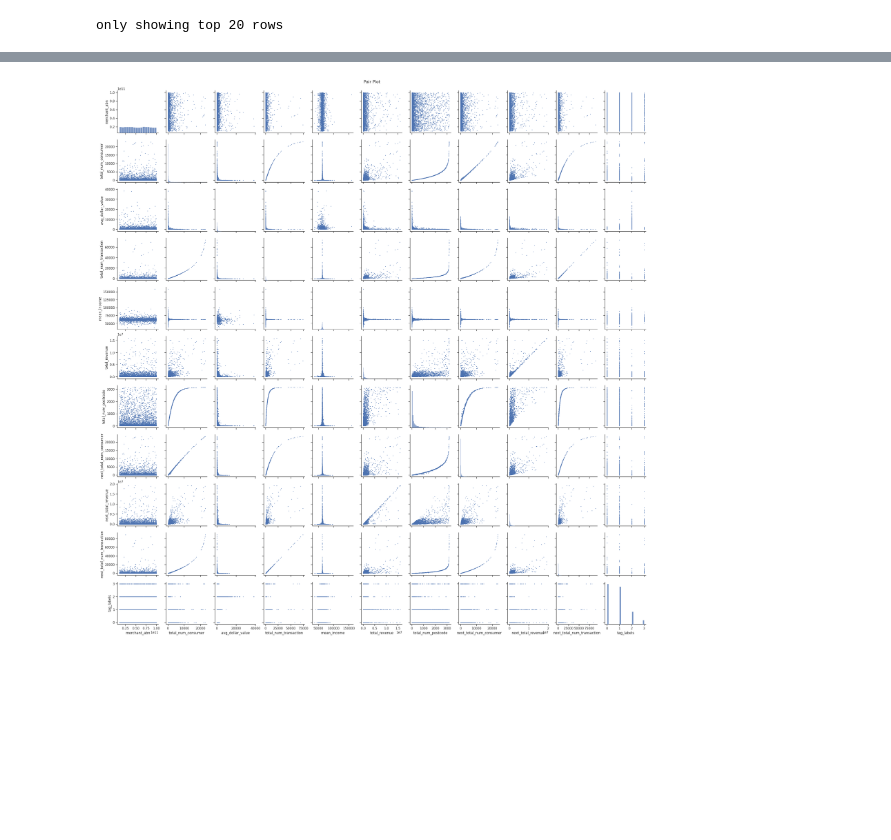
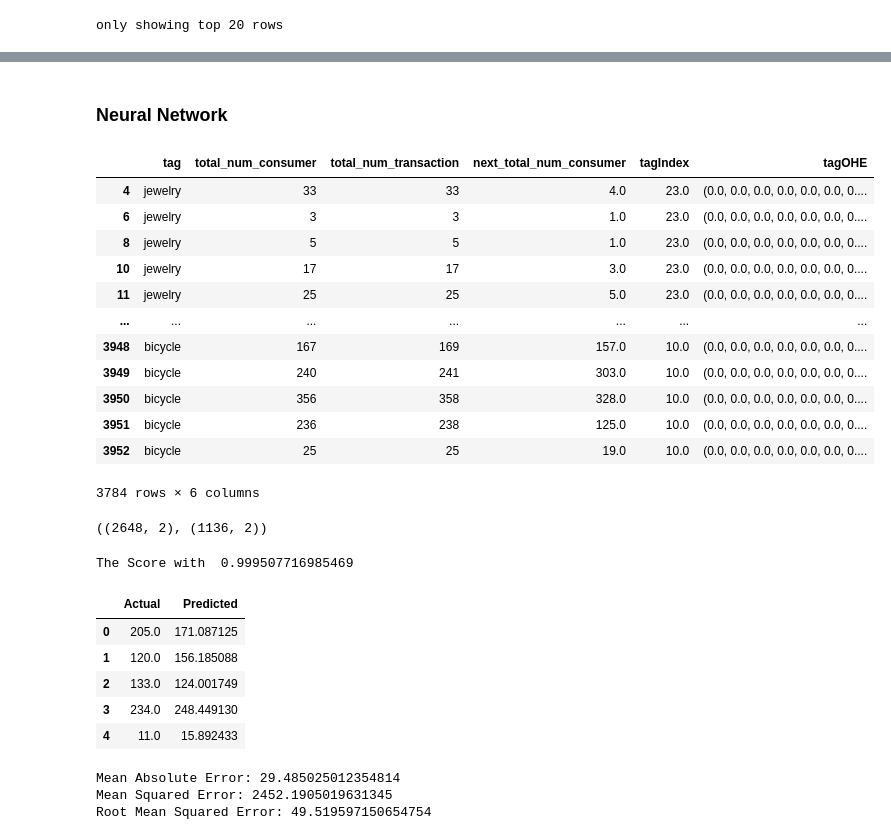
Before and after one commit to MAST30034-Applied-Data-Science/generic-buy-now-pay-later-project-group-14, a Jupyter notebook: models/predict_num_consumer.ipynb, the cells around one changed output, grey strips where cells are left out. Saved outputs shown, nothing was run; the diff lists cells and outputs as text; code cells hidden in the pictures; blank space fills up the shorter version.

Commit message:
Num Consumer Model

```diff
--- a/models/predict_num_consumer.ipynb
+++ b/models/predict_num_consumer.ipynb
@@ -279,13 +305,2 @@ R Squared (R2) on test data = 0.999127
-# %%
-import seaborn as sbs
-import matplotlib.pyplot as plt
-
-full_df = full.toPandas()
-
-sbs.set(style="ticks", color_codes=True)
-g = sbs.pairplot(full_df, plot_kws=dict(s=1, edgecolor="b", linewidth=1),)
-g.fig.suptitle("Pair Plot", y = 1)
-g.fig.savefig("../plots/Pair Plot for all features.jpg")
-plt.show()
-# %% [output]
-[figure, removed]
+# %% [markdown]
+### Neural Network
@@ -291,0 +313,17 @@ plt.show()
+# %%
+consumer_pd = consumer_df.toPandas().dropna()
+consumer_pd
+# %% [output]
+|  | tag | total_num_consumer | total_num_transaction | next_total_num_consumer | tagIndex | tagOHE |
+| 4 | jewelry | 33 | 33 | 4.0 | 23.0 | (0.0, 0.0, 0.0, 0.0, 0.0, 0.0, 0.... |
+| 6 | jewelry | 3 | 3 | 1.0 | 23.0 | (0.0, 0.0, 0.0, 0.0, 0.0, 0.0, 0.... |
+| 8 | jewelry | 5 | 5 | 1.0 | 23.0 | (0.0, 0.0, 0.0, 0.0, 0.0, 0.0, 0.... |
+| 10 | jewelry | 17 | 17 | 3.0 | 23.0 | (0.0, 0.0, 0.0, 0.0, 0.0, 0.0, 0.... |
+| 11 | jewelry | 25 | 25 | 5.0 | 23.0 | (0.0, 0.0, 0.0, 0.0, 0.0, 0.0, 0.... |
+| ... | ... | ... | ... | ... | ... | ... |
+| 3948 | bicycle | 167 | 169 | 157.0 | 10.0 | (0.0, 0.0, 0.0, 0.0, 0.0, 0.0, 0.... |
+| 3949 | bicycle | 240 | 241 | 303.0 | 10.0 | (0.0, 0.0, 0.0, 0.0, 0.0, 0.0, 0.... |
+| 3950 | bicycle | 356 | 358 | 328.0 | 10.0 | (0.0, 0.0, 0.0, 0.0, 0.0, 0.0, 0.... |
+| 3951 | bicycle | 236 | 238 | 125.0 | 10.0 | (0.0, 0.0, 0.0, 0.0, 0.0, 0.0, 0.... |
+| 3952 | bicycle | 25 | 25 | 19.0 | 10.0 | (0.0, 0.0, 0.0, 0.0, 0.0, 0.0, 0.... |
+3784 rows × 6 columns
@@ -291,0 +336,33 @@ plt.show()
+# %%
+# scale train and test dataset in order to be standard normally distributed with zero mean
+sc_X = StandardScaler()
+X_trainscaled=sc_X.fit_transform(X_train)
+X_testscaled=sc_X.transform(X_test)
+X_trainscaled.shape, X_testscaled.shape
+# %% [output]
+((2648, 2), (1136, 2))
+# %%
+mlp_reg = MLPRegressor(hidden_layer_sizes=(128,128,128, 128),activation="relu" ,solver = 'adam', random_state=30034, max_iter=20000)\
+    .fit(X_trainscaled, y_train)
+y_pred=mlp_reg.predict(X_testscaled)
+print("The Score with ", (metrics.r2_score(y_pred, y_test)))
+# %% [output]
+The Score with  0.999507716985469
+# %%
+df_result = pd.DataFrame({'Actual': y_test, 'Predicted': y_pred})
+df_result.head()
+# %% [output]
+|  | Actual | Predicted |
+| 0 | 205.0 | 171.087125 |
+| 1 | 120.0 | 156.185088 |
+| 2 | 133.0 | 124.001749 |
+| 3 | 234.0 | 248.449130 |
+| 4 | 11.0 | 15.892433 |
+# %%
+print('Mean Absolute Error:', metrics.mean_absolute_error(y_test, y_pred))
+print('Mean Squared Error:', metrics.mean_squared_error(y_test, y_pred))
+print('Root Mean Squared Error:', np.sqrt(metrics.mean_squared_error(y_test, y_pred)))
+# %% [output]
+Mean Absolute Error: 29.485025012354814
+Mean Squared Error: 2452.1905019631345
+Root Mean Squared Error: 49.519597150654754
```
Also changed, not shown: parts of 16 cells of this notebook.
